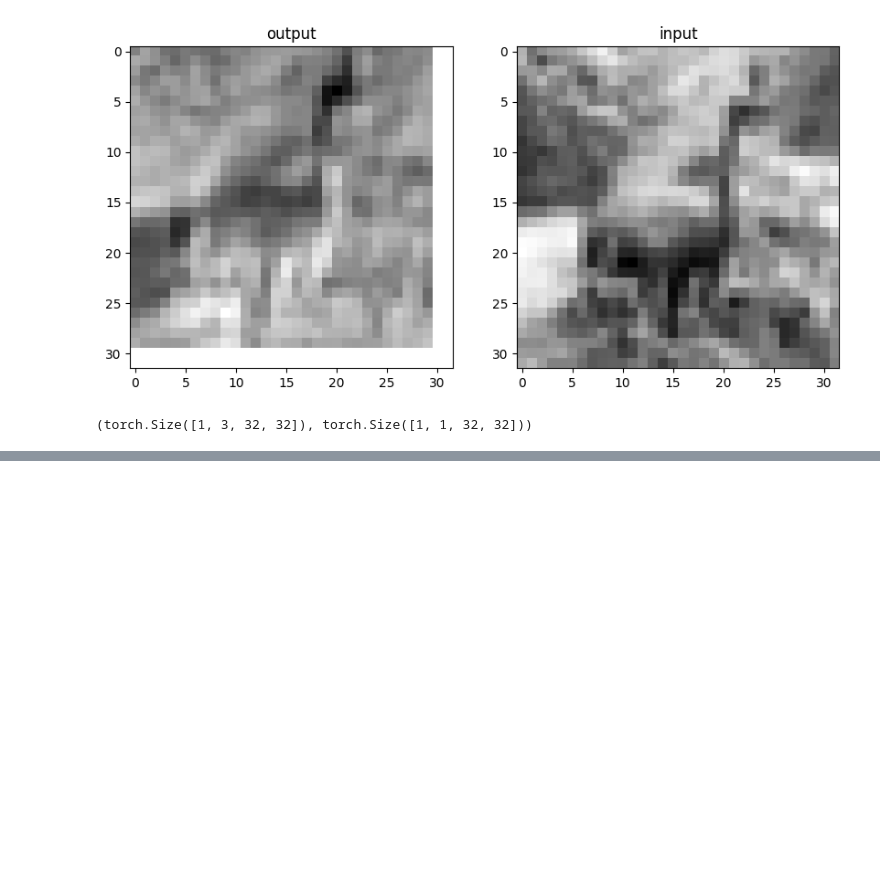
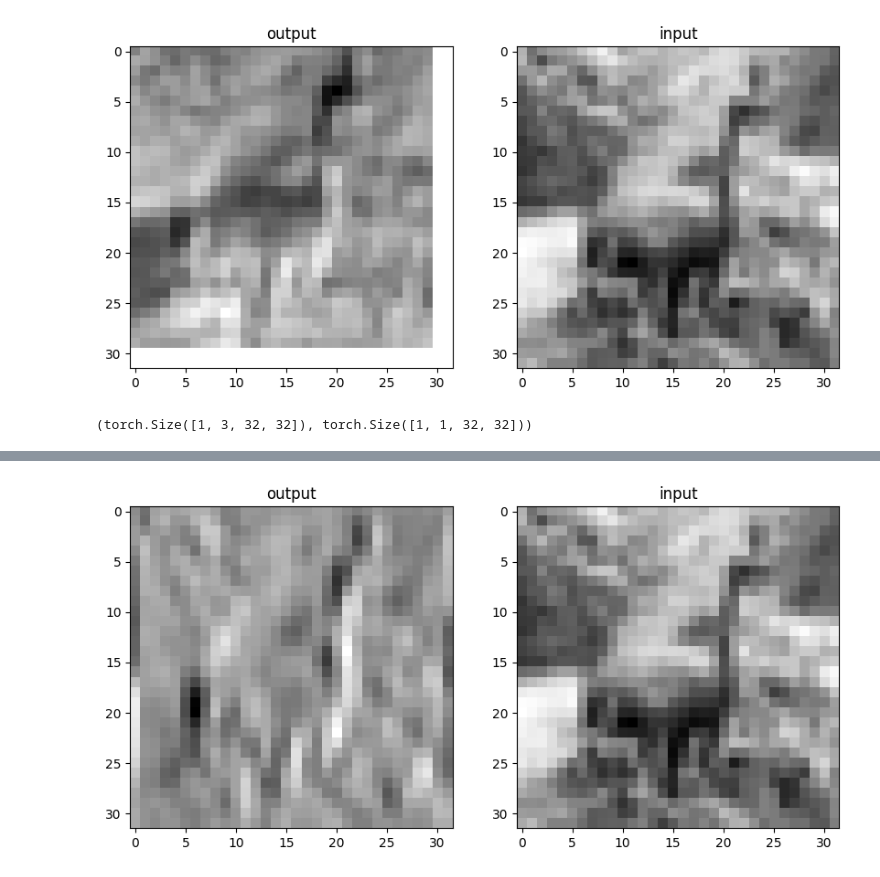
Before and after one commit to maton369/DL_PyTorch, a Jupyter notebook: code/p1ch8/1_convolution.ipynb, the cells around one changed output, grey strips where cells are left out. Saved outputs shown, nothing was run; the diff lists cells and outputs as text; code cells hidden in the pictures; blank space fills up the shorter version.

```diff
--- a/code/p1ch8/1_convolution.ipynb
+++ b/code/p1ch8/1_convolution.ipynb
@@ -169,0 +203,42 @@ img.unsqueeze(0).shape, output.shape
+# %%
+# 3チャネル入力（RGB）に対し、1チャネル出力の畳み込み層を定義
+# カーネルサイズは3x3、padding=1により出力サイズは入力と同じになる
+conv = nn.Conv2d(in_channels=3, out_channels=1, kernel_size=3, padding=1)
+
+with torch.no_grad():
+    # Sobelフィルタのようなエッジ検出カーネル（横方向の変化を検出）
+    # conv.weight は shape (1, 3, 3, 3) なので、各チャネルに同じカーネルを設定する必要がある
+    kernel = torch.tensor([[-1.0, 0.0, 1.0], [-1.0, 0.0, 1.0], [-1.0, 0.0, 1.0]])
+
+    # conv.weight[0] の形状は (3, 3, 3)：RGBの各チャネルに対応
+    # 全チャネルに同じカーネルをコピーすることで、RGBの変化を統合して検出
+    for c in range(3):
+        conv.weight[0, c] = kernel
+
+    # バイアスをゼロに初期化（エッジ検出においてバイアスは不要）
+    conv.bias.zero_()
+# %%
+# conv層を通した画像（エッジ検出された画像）を取得
+# img.unsqueeze(0): バッチ次元を追加し、(C, H, W) → (1, C, H, W) に変換
+output = conv(img.unsqueeze(0))
+
+# 図のサイズを指定（横長）
+plt.figure(figsize=(10, 4.8))
+
+# 左側に出力画像（エッジ検出結果）を表示
+ax1 = plt.subplot(1, 2, 1)  # 1行2列の1番目のサブプロット
+plt.title("output")  # タイトルを設定
+plt.imshow(output[0, 0].detach(), cmap="gray")  # 1チャネルの画像として表示
+
+# 右側に元画像のグレースケール版（平均）を表示（比較のため）
+plt.subplot(1, 2, 2, sharex=ax1, sharey=ax1)  # 左と同じサイズ軸で並べる
+plt.imshow(img.mean(0), cmap="gray")  # RGBの平均値をグレースケールとして表示
+plt.title("input")  # タイトルを設定
+
+# 結果をファイルに保存（PNG形式）
+plt.savefig("Ch8_F5_PyTorch.png")
+
+# 画面にプロットを表示
+plt.show()
+# %% [output]
+[figure, added]
```
Also changed, not shown: parts of 2 cells of this notebook, 2 other files.
